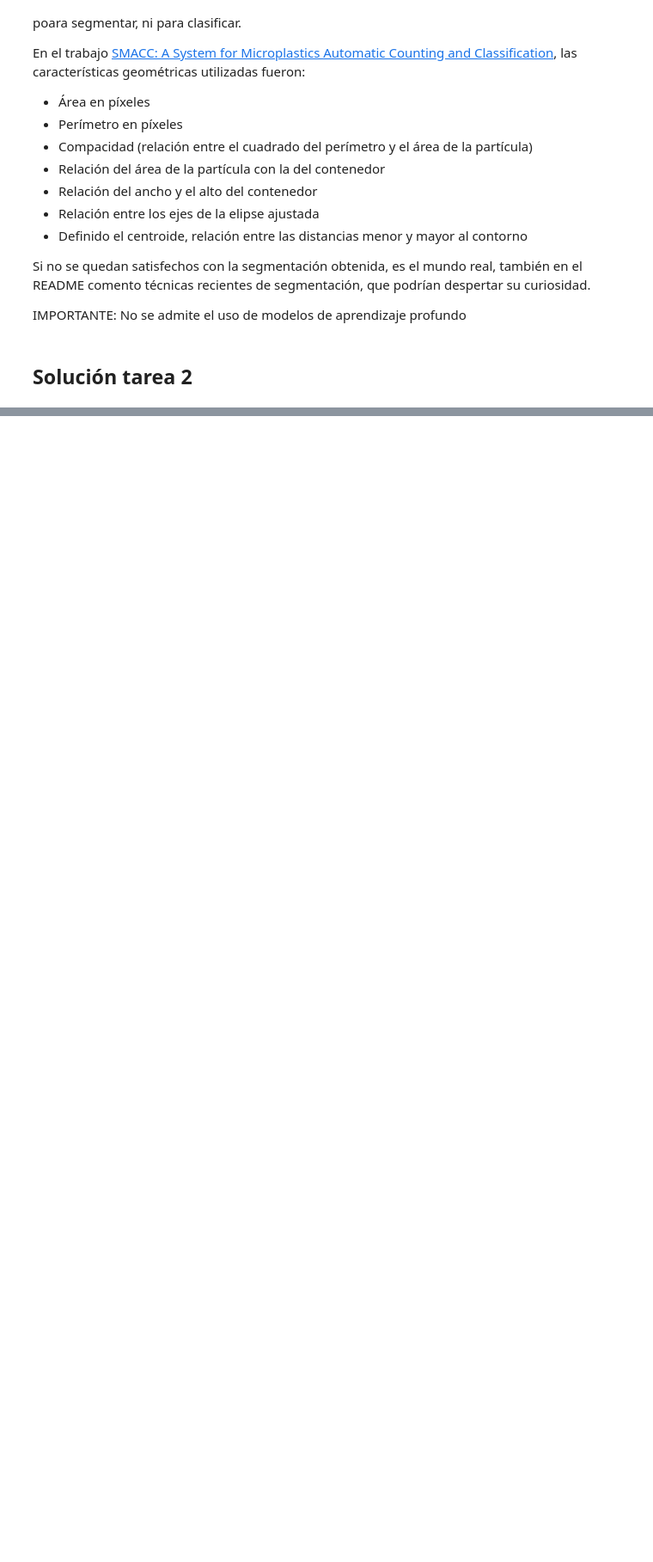
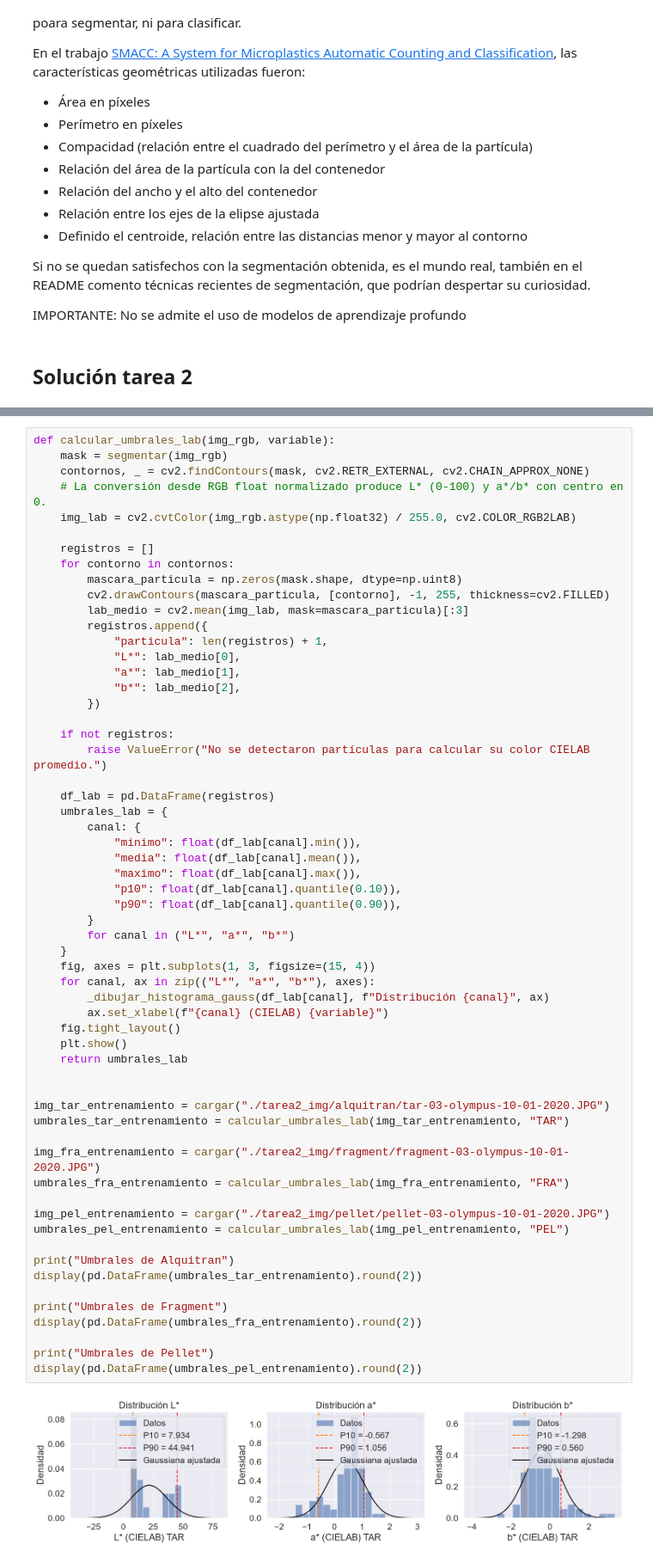
Before and after one commit to kikoalmtana/practicasVC, a Jupyter notebook: P3/VC_P3.ipynb, the cells around one changed output, grey strips where cells are left out. Shown at 86% size. Drawn from its saved outputs; the diff is of its cells as text; blank space fills up the shorter version.

```diff
--- a/P3/VC_P3.ipynb
+++ b/P3/VC_P3.ipynb
@@ -731,0 +756,61 @@ RandomForestClassifier(class_weight='balanced', n_estimators=200,
+# %%
+def calcular_umbrales_lab(img_rgb, variable):
+    mask = segmentar(img_rgb)
+    contornos, _ = cv2.findContours(mask, cv2.RETR_EXTERNAL, cv2.CHAIN_APPROX_NONE)
+    # La conversión desde RGB float normalizado produce L* (0-100) y a*/b* con centro en 0.
+    img_lab = cv2.cvtColor(img_rgb.astype(np.float32) / 255.0, cv2.COLOR_RGB2LAB)
+
+    registros = []
+    for contorno in contornos:
+        mascara_particula = np.zeros(mask.shape, dtype=np.uint8)
+        cv2.drawContours(mascara_particula, [contorno], -1, 255, thickness=cv2.FILLED)
+        lab_medio = cv2.mean(img_lab, mask=mascara_particula)[:3]
+        registros.append({
+            "particula": len(registros) + 1,
+            "L*": lab_medio[0],
+            "a*": lab_medio[1],
+            "b*": lab_medio[2],
+        })
+
+    if not registros:
+        raise ValueError("No se detectaron partículas para calcular su color CIELAB promedio.")
+
+    df_lab = pd.DataFrame(registros)
+    umbrales_lab = {
+        canal: {
+            "minimo": float(df_lab[canal].min()),
+            "media": float(df_lab[canal].mean()),
+            "maximo": float(df_lab[canal].max()),
+            "p10": float(df_lab[canal].quantile(0.10)),
+            "p90": float(df_lab[canal].quantile(0.90)),
+        }
+        for canal in ("L*", "a*", "b*")
+    }
+    fig, axes = plt.subplots(1, 3, figsize=(15, 4))
+    for canal, ax in zip(("L*", "a*", "b*"), axes):
+        _dibujar_histograma_gauss(df_lab[canal], f"Distribución {canal}", ax)
+        ax.set_xlabel(f"{canal} (CIELAB) {variable}")
+    fig.tight_layout()
+    plt.show()
+    return umbrales_lab
+
+
+img_tar_entrenamiento = cargar("./tarea2_img/alquitran/tar-03-olympus-10-01-2020.JPG")
+umbrales_tar_entrenamiento = calcular_umbrales_lab(img_tar_entrenamiento, "TAR")
+
+img_fra_entrenamiento = cargar("./tarea2_img/fragment/fragment-03-olympus-10-01-2020.JPG")
+umbrales_fra_entrenamiento = calcular_umbrales_lab(img_fra_entrenamiento, "FRA")
+
+img_pel_entrenamiento = cargar("./tarea2_img/pellet/pellet-03-olympus-10-01-2020.JPG")
+umbrales_pel_entrenamiento = calcular_umbrales_lab(img_pel_entrenamiento, "PEL")
+
+print("Umbrales de Alquitran")
+display(pd.DataFrame(umbrales_tar_entrenamiento).round(2))
+
+print("Umbrales de Fragment")
+display(pd.DataFrame(umbrales_fra_entrenamiento).round(2))
+
+print("Umbrales de Pellet")
+display(pd.DataFrame(umbrales_pel_entrenamiento).round(2))
+# %% [output]
+[figure, added]
```
Also changed, not shown: parts of 20 cells of this notebook, 5 other files.
